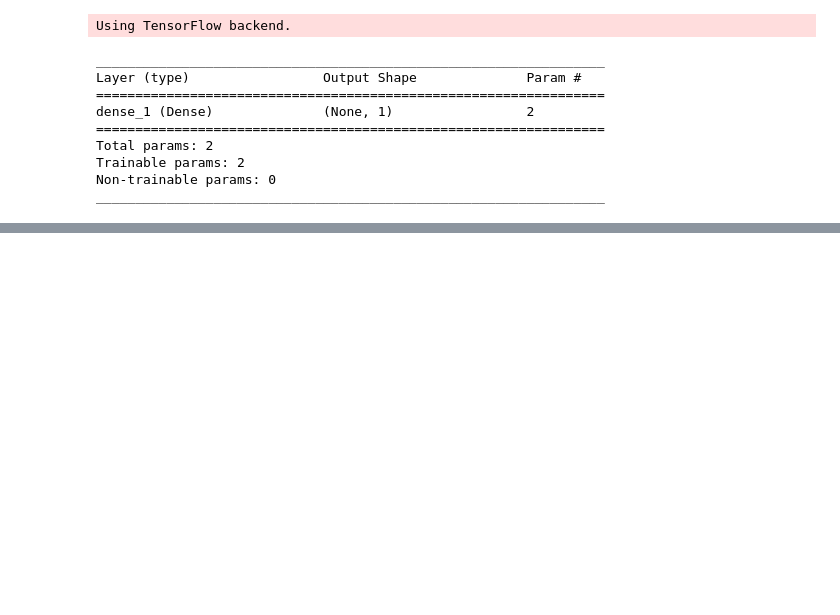
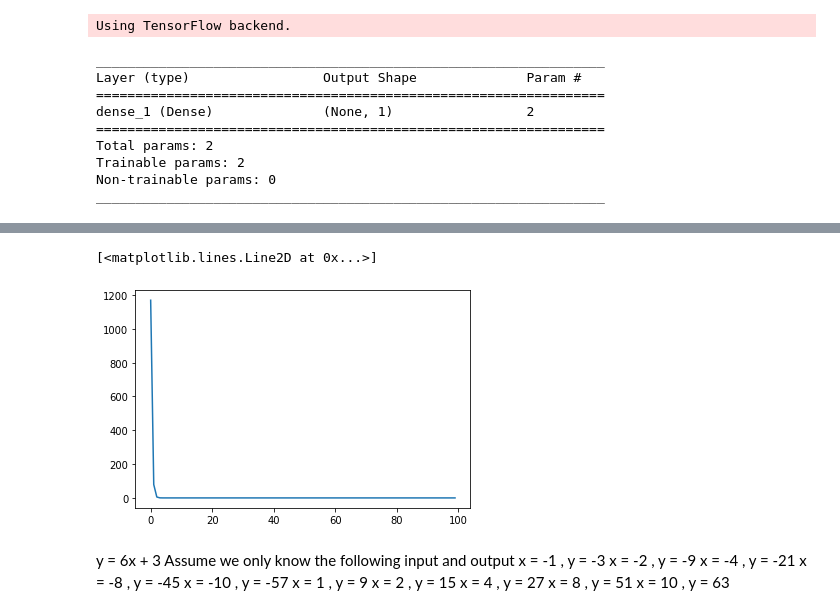
Before and after one commit to winggo12/HKU_ELRN1902_Basic-in-AI-for-Keras, a Jupyter notebook: Code/Keras_Basic_Example.ipynb, the cells around one changed output, grey strips where cells are left out. Drawn from its saved outputs; the diff is of its cells as text; code cells hidden in the pictures; blank space fills up the shorter version.

```diff
--- a/Code/Keras_Basic_Example.ipynb
+++ b/Code/Keras_Basic_Example.ipynb
@@ -71,0 +82,18 @@ print(model.layers[0].get_weights()[1]) # bias
+# %%
+pyplot.plot(history.history['loss'])
+# %% [output]
+[<matplotlib.lines.Line2D at 0x...>]
+[figure, added]
+# %% [markdown]
+y = 6x + 3
+Assume we only know the following input and output
+x = -1 , y = -3
+x = -2 , y = -9
+x = -4 , y = -21
+x = -8  , y = -45
+x = -10 , y = -57
+x = 1 , y = 9
+x = 2 , y = 15
+x = 4 , y = 27
+x = 8  , y = 51
+x = 10 , y = 63
```
Also changed, not shown: parts of 17 cells of this notebook.
